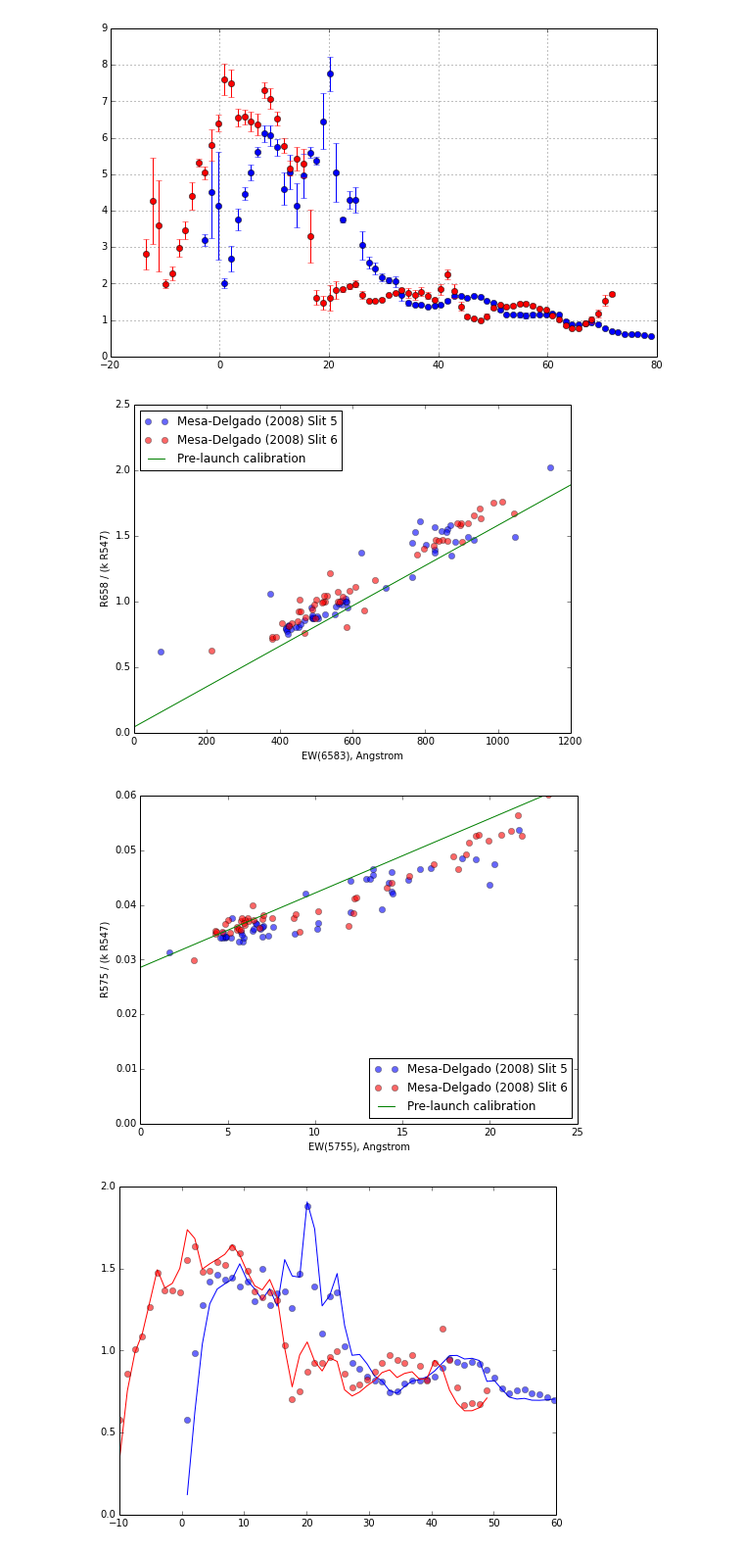
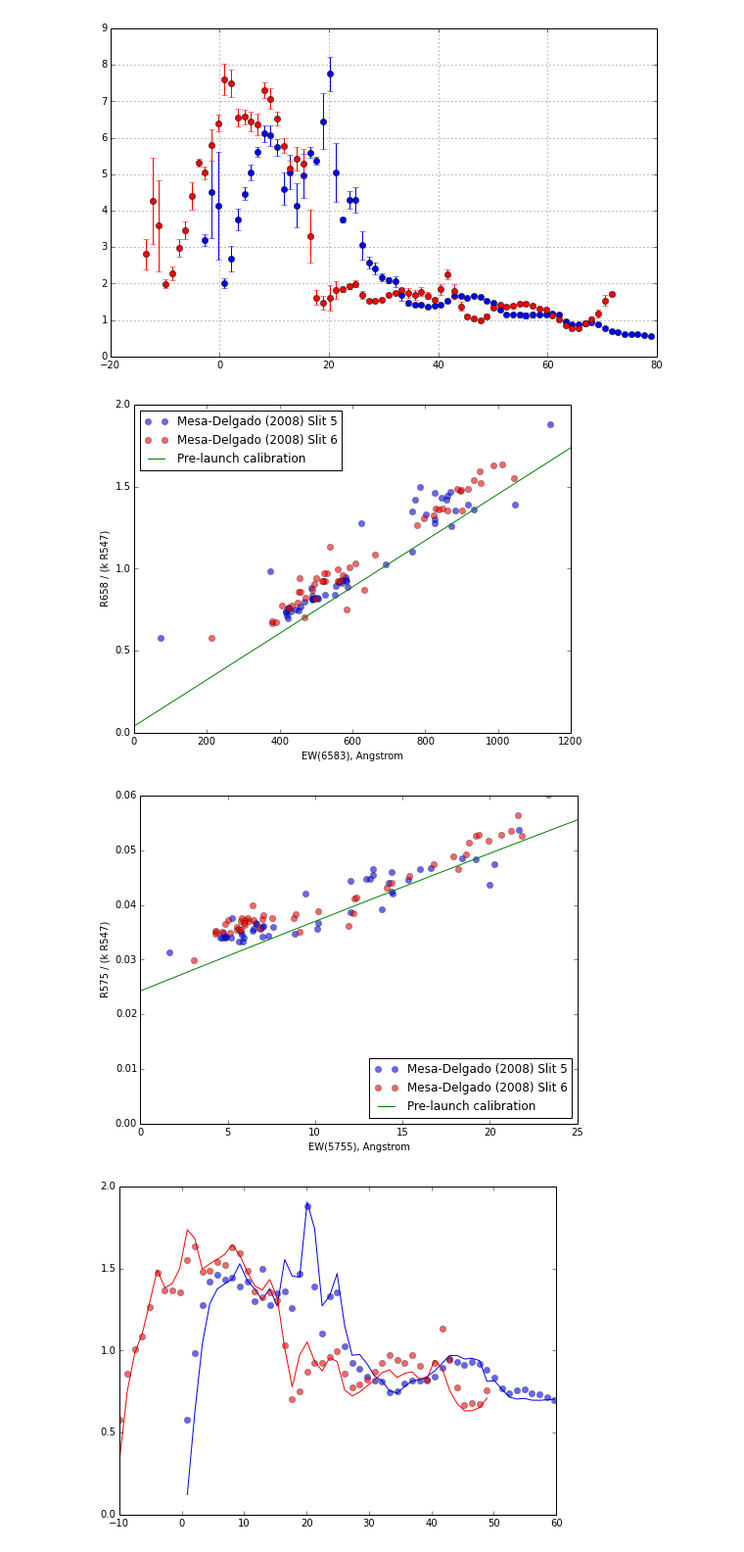
Before and after one commit to deprecated/orion-tsq, a Jupyter notebook: Adal spectra.ipynb, the cells around one changed output. Shown at 98% size. Saved outputs shown, nothing was run; the diff lists cells and outputs as text; code cells hidden in the pictures.

Commit message:
Make a start on the ODH Orion calibration

```diff
--- a/Adal spectra.ipynb
+++ b/Adal spectra.ipynb
@@ -587,29 +588,63 @@ gcf().set_size_inches(10, 6)
 grid()
 # %% [output]
 [figure]
+# %%
+def Tm(T):
+    "Maximum transmission of filter T"
+    return T.max()
+
+def Wj(wavs, T):
+    "Rectangular width of filter T"
+    return np.trapz(T, wavs)/Tm(T)
+
+def Wtwid(wav0, wavs, T):
+    """Find W-twiddle for a given line of wavelength wav0
+    with respect to a filter transmission curve T(wavs)"""
+    Ti = np.interp(wav0, wavs, T)
+    # We are still missing the k_{j,i} term
+    return Tm(T)*Wj(wavs, T)/Ti
+# %%
+import wfc3_utils
+
+wav547, T547 = wfc3_utils.get_filter("F547M", return_wavelength=True)
+wav575, T575 = wfc3_utils.get_filter("FQ575N", return_wavelength=True)
+wav658, T658 = wfc3_utils.get_filter("F658N", return_wavelength=True)
+
+def rqq(wav_line, wavs, TN, TW):
+    r0 = Tm(TN)*Wj(wavs, TN)/(Tm(TW)*Wj(wavs, TW))
+    q1 = (1./Wtwid(wav_line, wavs, TN) - 1./Wtwid(wav_line, wavs, TW))
+    q2 = 1./(Wtwid(wav_line, wavs, TW) - Wtwid(wav_line, wavs, TN))
+    return r0, q1, q2
+
+r0, q1, q2 = rqq(5755, wav547, T575, T547)
+
+def prelaunch_ratio(EW):
+    return r0*(1.0 + q1*EW*(1.0 - q2*EW))
 # %%
-plot(s5data["W6583"][m5], s5data["R658"][m5]/s5data["R547"][m5]/0.93,
+r0, q1, q2 = rqq(6583, wav547, T658, T547)
+plot(s5data["W6583"][m5], s5data["R658"][m5]/s5data["R547"][m5],
      'o', alpha=0.6, label="Mesa-Delgado (2008) Slit 5")
-plot(sdata["W6583"][m6], sdata["R658"][m6]/sdata["R547"][m6]/0.93,
+plot(sdata["W6583"][m6], sdata["R658"][m6]/sdata["R547"][m6],
      'or', alpha=0.6, label="Mesa-Delgado (2008) Slit 6")
 x = np.linspace(0.0, 1200.0)
-plot(x, (28.0/650.0)*(1.0 + x/28.0), label="Pre-launch calibration")
+plot(x, prelaunch_ratio(x), label="Pre-launch calibration")
 xlim(0.0, None)
 ylim(0.0, None)
 legend(loc="upper left")
 gcf().set_size_inches(8, 6)
 xlabel("EW(6583), Angstrom")
 ylabel("R658 / (k R547)")
 gcf().savefig("adal-w6583-calibration.pdf")
 # %% [output]
-[figure, old version]
+[figure, new version]
 # %%
+r0, q1, q2 = rqq(5755, wav547, T575, T547)
 plot(s5data["W5755"][m5], s5data["R575"][m5]/s5data["R547"][m5]/0.93,
      'o', alpha=0.6, label="Mesa-Delgado (2008) Slit 5")
 plot(sdata["W5755"][m6], sdata["R575"][m6]/sdata["R547"][m6]/0.93,
      'or', alpha=0.6, label="Mesa-Delgado (2008) Slit 6")
 x = np.linspace(0.0, 25.0)
-plot(x, (0.23*21.0/(0.26*650.0))*(1.0 + x/21.0), label="Pre-launch calibration")
+plot(x, prelaunch_ratio(x), label="Pre-launch calibration")
 xlim(0.0, None)
 ylim(0.0, 0.06)
 legend(loc="lower right")
@@ -618,7 +653,7 @@ xlabel("EW(5755), Angstrom")
 ylabel("R575 / (k R547) ")
 gcf().savefig("adal-w5755-calibration.pdf")
 # %% [output]
-[figure, old version]
+[figure, new version]
 # %%
 plot(s5data["xim"][m5], (1./600)*s5data["W6583"][m5], '-b')
 plot(s5data["xim"][m5], s5data["R658"][m5]/s5data["R547"][m5], 'ob', alpha=0.6)
```
Also changed, not shown: parts of 2 cells of this notebook, 6 other files.
